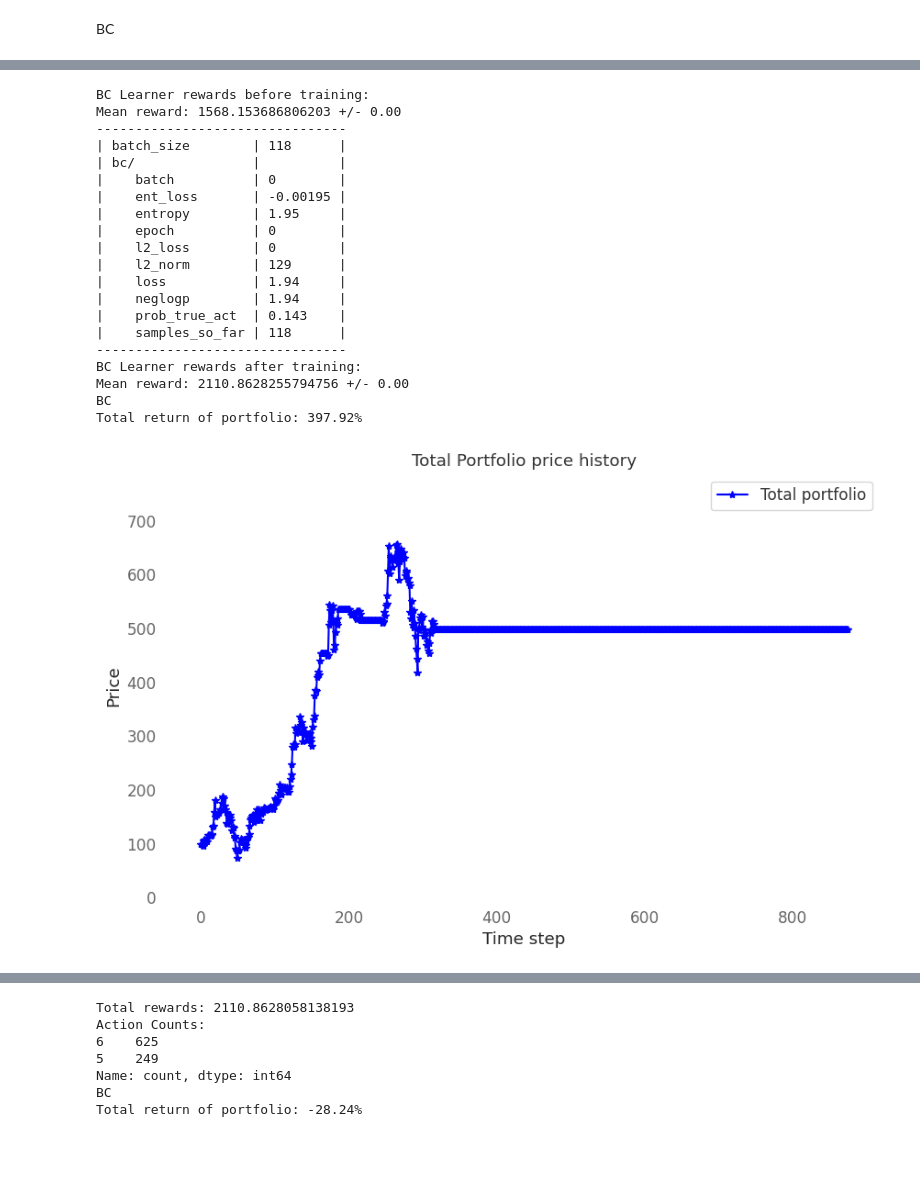
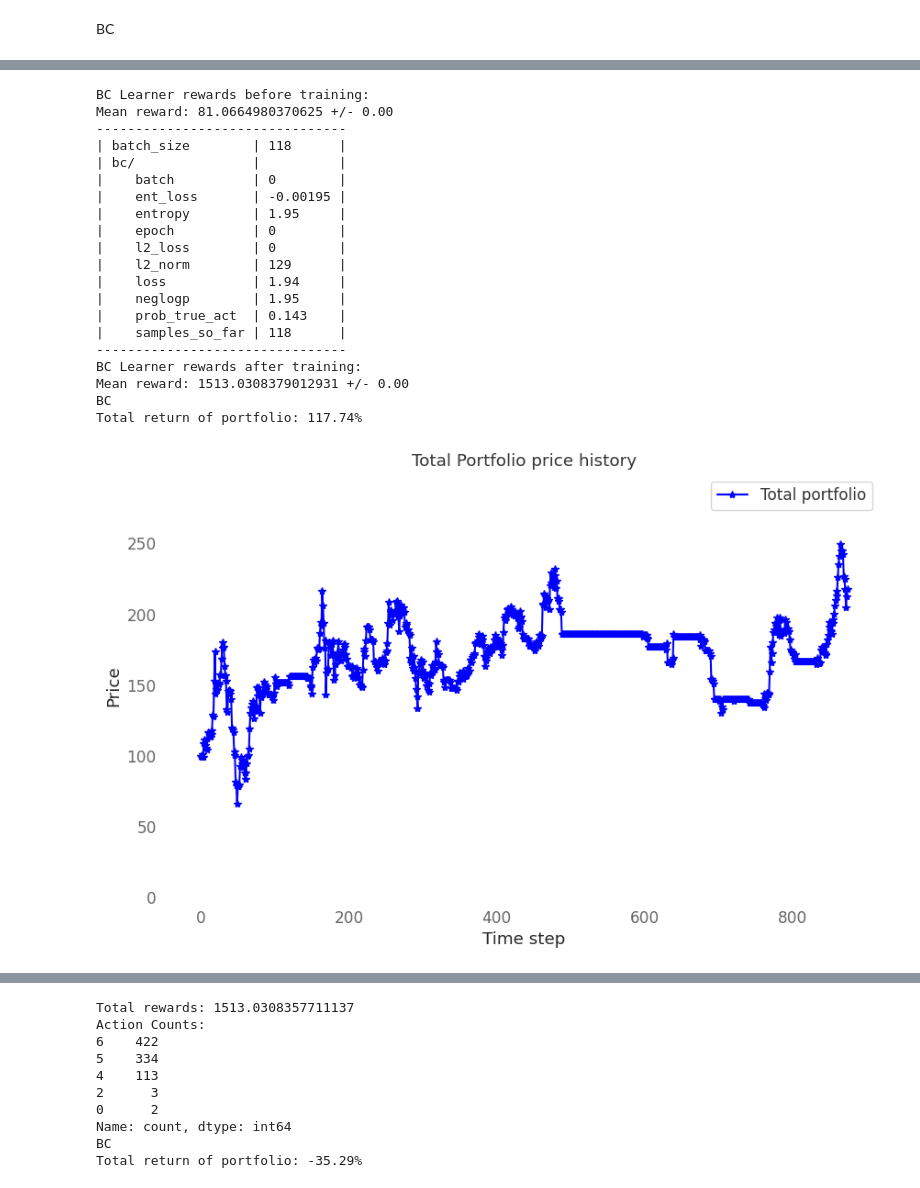
Before and after one commit to devMuniz02/Reinforcement-Learning-Stock-Porfolio-Managment, a Jupyter notebook: notebooks/TradingClass.ipynb, the cells around one changed output, grey strips where cells are left out. Cells and saved outputs as stored; diff of their text form; code cells hidden in the pictures; blank space fills up the shorter version.

```diff
--- a/notebooks/TradingClass.ipynb
+++ b/notebooks/TradingClass.ipynb
@@ -203,7 +236,7 @@ bc_trainer = train_model(
     create_model=True,
     env=env,
     transitions=transitions,
-    bc_batches=100,
+    bc_batches=1000,
     bc_log_interval=1_000,
     batch_size=118,
     seed=1
@@ -233,22 +266,22 @@ To enable the following instructions: SSE4.1 SSE4.2 AVX AVX2 AVX512F FMA, in oth
 To enable the following instructions: SSE4.1 SSE4.2 AVX AVX2 AVX512F FMA, in other operations, rebuild TensorFlow with the appropriate compiler flags.
 BC Learner rewards before training:
-Mean reward: 1568.153686806203 +/- 0.00
+Mean reward: 81.0664980370625 +/- 0.00
 --------------------------------
 | batch_size        | 118      |
 | bc/               |          |
 |    batch          | 0        |
 |    ent_loss       | -0.00195 |
 |    entropy        | 1.95     |
 |    epoch          | 0        |
 |    l2_loss        | 0        |
 |    l2_norm        | 129      |
 |    loss           | 1.94     |
-|    neglogp        | 1.94     |
+|    neglogp        | 1.95     |
 |    prob_true_act  | 0.143    |
 |    samples_so_far | 118      |
 --------------------------------
 BC Learner rewards after training:
-Mean reward: 2110.8628255794756 +/- 0.00
+Mean reward: 1513.0308379012931 +/- 0.00
 BC
-Total return of portfolio: 397.92%
+Total return of portfolio: 117.74%
-[figure, old version]
+[figure, new version]
@@ -257,7 +290,10 @@ Total return of portfolio: 397.92%
-Total rewards: 2110.8628058138193
+Total rewards: 1513.0308357711137
 Action Counts:
-6    625
-5    249
+6    422
+5    334
+4    113
+2      3
+0      2
 Name: count, dtype: int64
 BC
-Total return of portfolio: -28.24%
+Total return of portfolio: -35.29%
```
Also changed, not shown: parts of 4 cells of this notebook, 6 other files.
